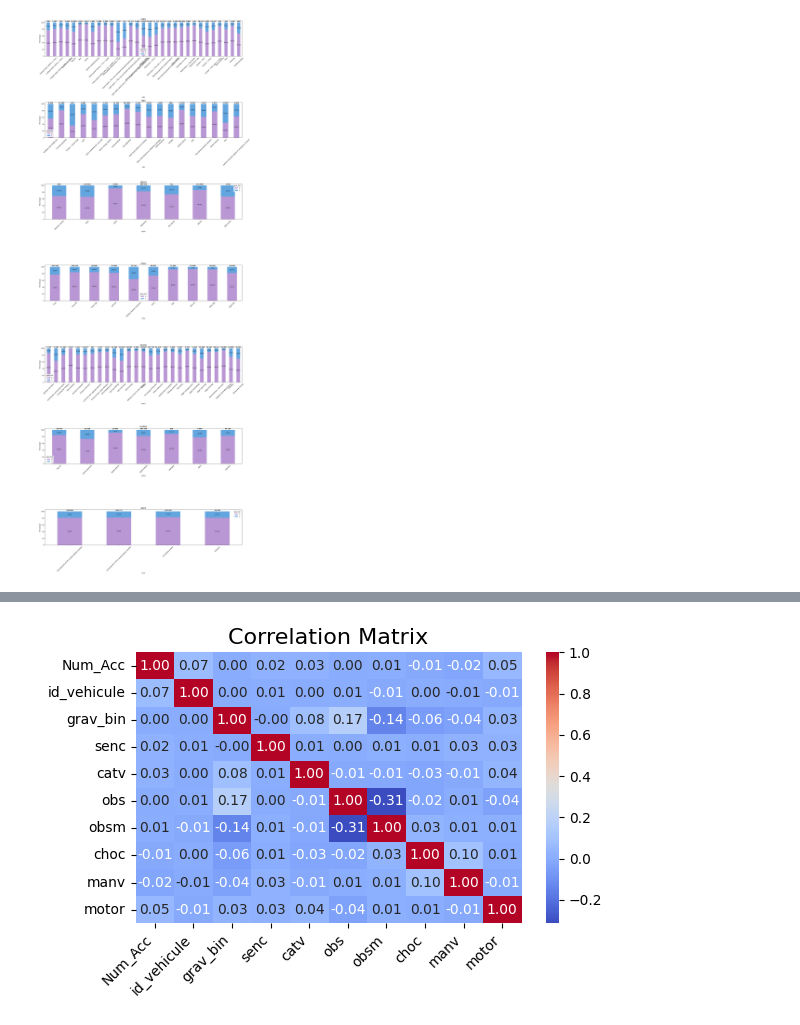
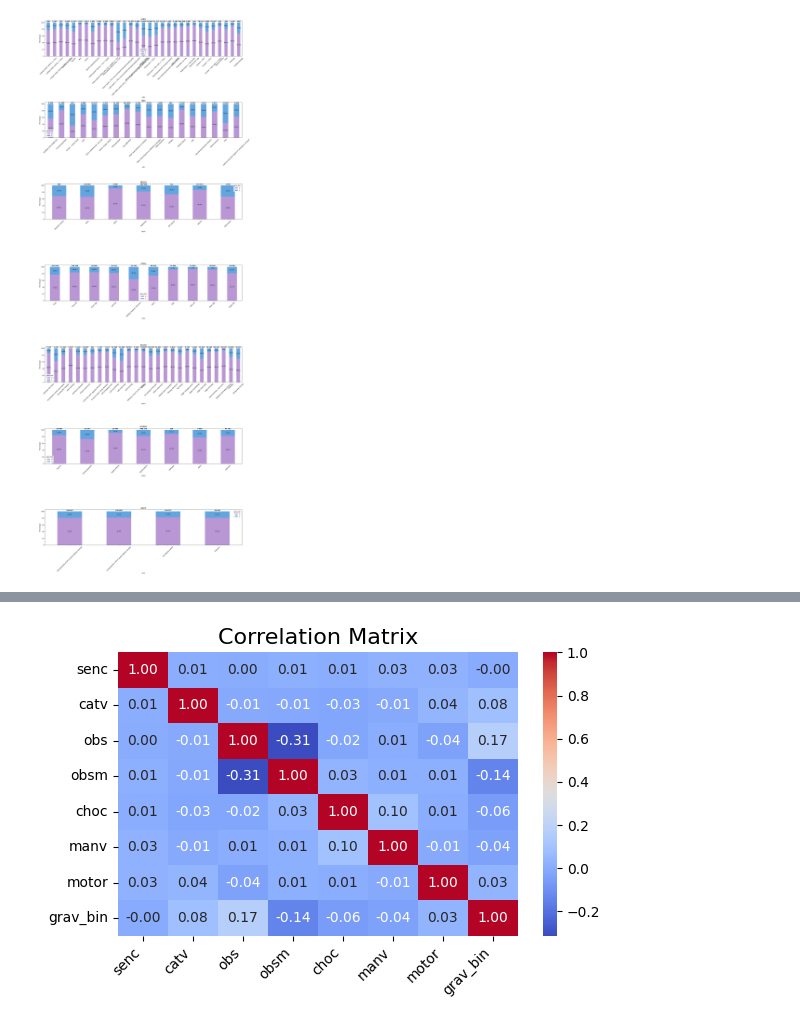
Before and after one commit to KaterinaGalkina/RoadAccidentSeverityPrediction, a Jupyter notebook: vehicules.ipynb, the cells around one changed output, grey strips where cells are left out. Cells and saved outputs as stored; diff of their text form; code cells hidden in the pictures.

```diff
--- a/vehicules.ipynb
+++ b/vehicules.ipynb
@@ -113,13 +117,9 @@ categorical_features = cols_small_int[:]
 numerical_features = []
 features = categorical_features + numerical_features
 # %%
-# We need to load usagers, because it conatains our target column
+# We need to load usagers, because it contains our target column, which is needed for further analysis
 df_usagers = pandas.read_csv("df_usagers_clean.csv")
 
-df_vehicules_with_target = df_usagers[['Num_Acc', 'id_vehicule', 'grav_bin']].merge(
-    df_vehicules,
-    on=['Num_Acc', 'id_vehicule'],
-    how='left'
-)
+df_vehicules_with_target = df_usagers[['Num_Acc', 'id_vehicule', 'grav_bin']].merge(df_vehicules, on=['Num_Acc', 'id_vehicule'], how='left')
 
 target = "grav_bin"
@@ -398,22 +389,24 @@ NameError: name 'features' is not defined
 # %%
+# correlation matrix
 plt.figure(figsize=(6, 4))
 
 sns.heatmap(
-    df_vehicules_with_target.corr(),
+    df_vehicules_with_target[['senc', 'catv', 'obs', 'obsm',
+       'choc', 'manv', 'motor', 'grav_bin']].corr(),
     cmap="coolwarm",
     annot=True,
     fmt=".2f",
     annot_kws={"size": 10}
 )
 
 plt.title("Correlation Matrix", fontsize=16)
 plt.xticks(rotation=45, ha="right")
 plt.yticks(rotation=0)
 
 plt.tight_layout()
 plt.show()
 # %% [output]
-[figure, old version]
+[figure, new version]
 # %%
 X = df_vehicules_with_target[categorical_features + numerical_features]
 y = df_vehicules_with_target[target]
```
Also changed, not shown: parts of 16 cells of this notebook, 5 other files.
